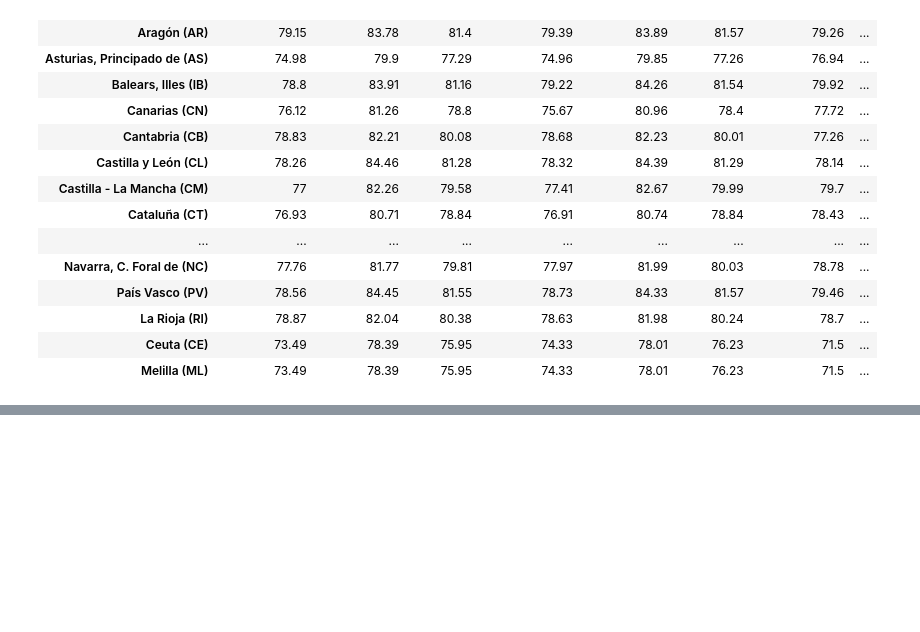
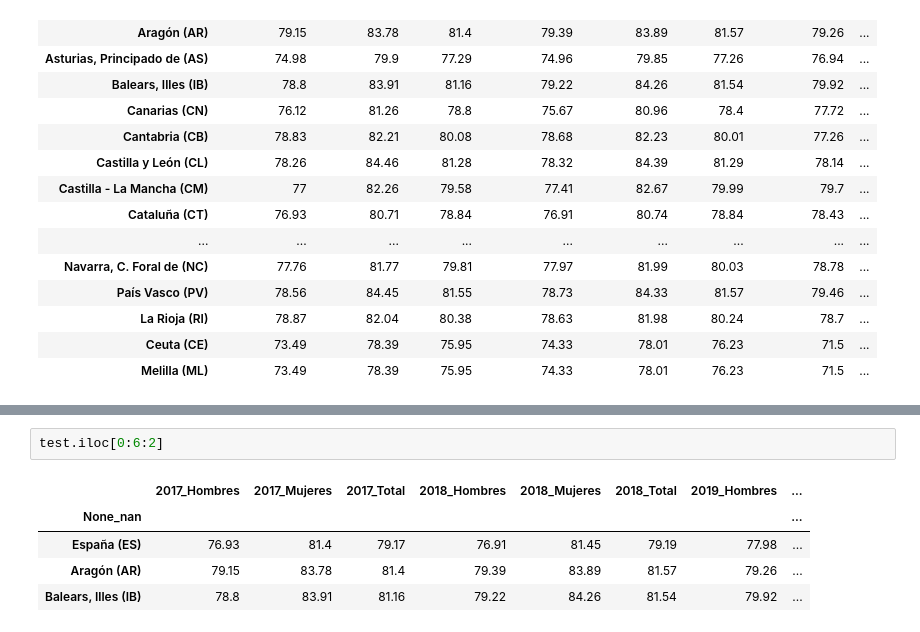
Before and after one commit to ClaraGallardo/Final-Proyect, a Jupyter notebook: notebook/Limpieza.ipynb, the cells around one changed output, grey strips where cells are left out. Saved outputs shown, nothing was run; the diff lists cells and outputs as text; blank space fills up the shorter version.

```diff
--- a/notebook/Limpieza.ipynb
+++ b/notebook/Limpieza.ipynb
@@ -204,0 +161,8 @@ prueba
+# %%
+test.iloc[0:6:2]
+# %% [output]
+|  | 2017_Hombres | 2017_Mujeres | 2017_Total | 2018_Hombres | 2018_Mujeres | 2018_Total | 2019_Hombres | ... |
+| None_nan |  |  |  |  |  |  |  | ... |
+| España (ES) | 76.93 | 81.4 | 79.17 | 76.91 | 81.45 | 79.19 | 77.98 | ... |
+| Aragón (AR) | 79.15 | 83.78 | 81.4 | 79.39 | 83.89 | 81.57 | 79.26 | ... |
+| Balears, Illes (IB) | 78.8 | 83.91 | 81.16 | 79.22 | 84.26 | 81.54 | 79.92 | ... |
```
Also changed, not shown: parts of 4 cells of this notebook.
